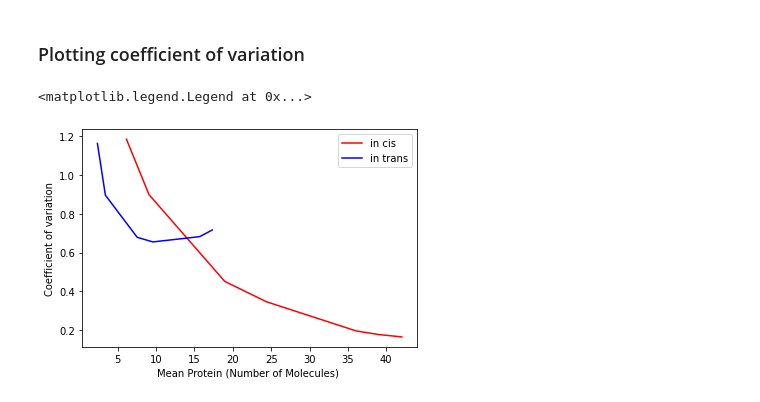
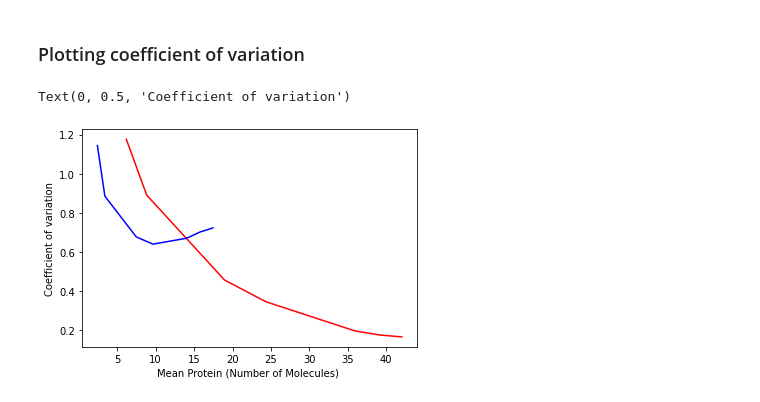
Before and after one commit to aivarsoo/ssa-solvers, a Jupyter notebook: examples/autorepressor.ipynb, the cells around one changed output. Cells and saved outputs as stored; diff of their text form; code cells hidden in the pictures.

```diff
--- a/examples/autorepressor.ipynb
+++ b/examples/autorepressor.ipynb
@@ -19,21 +17,18 @@ The line_profiler extension is already loaded. To reload it, use:
 # %%
-import os, sys
 from ssa_solvers.simulators import StochasticSimulator, DeterministicSimulator
 from ssa_solvers.data_class import SimulationData
 
 end_time = 400
 n_steps = 150 # recommend using 150 - 200 points
-n_traj = 10000
+n_traj = 5000
 time_grid = np.arange(0, end_time, int(end_time / n_steps))
 # %% [markdown]
 ### Simulating in cis TetR autorepressor with sRNA  circuit
 # %%
 from circuits.auto_repressor.tetr_srna_incis import TetRsRNAInCis, cfg
 
-data_set_incis = SimulationData(save_to_file=True, device=device)
-reaction_system_incis = TetRsRNAInCis(device=torch.device("cpu"))
 ode_simulator = DeterministicSimulator(
-    reaction_system=reaction_system_incis,
+    reaction_system=TetRsRNAInCis(device=torch.device("cpu")),
     cfg=cfg
 )
 reaction_system_incis = TetRsRNAInCis(device=device)
@@ -51,10 +46,8 @@ ode_res_incis = ode_simulator.simulate(init_pops=np.zeros((reaction_system_incis
 # %%
 from circuits.auto_repressor.tetr_srna_intrans import TetRsRNAInTrans, cfg
 
-data_set_intrans = SimulationData(save_to_file=True, device=device)
-reaction_system_intrans = TetRsRNAInTrans(device=torch.device("cpu"))
 ode_simulator = DeterministicSimulator(
-    reaction_system=reaction_system_intrans,
+    reaction_system=TetRsRNAInTrans(device=torch.device("cpu")),
     cfg=cfg
 )
 reaction_system_intrans = TetRsRNAInTrans(device=device)
@@ -122,35 +106,36 @@ cov_incis = []
 cov_intrans = []
 mean_incis = []
 mean_intrans = []
-reaction_system_incis.params = {'k_rep': 5}
-reaction_system_intrans.params = {'k_rep': 5}
 
+time_grid = np.array([time_grid[-1]])
 for atc in atc_grid:
-    reaction_system_incis.params = {'aTc': atc}
-    init_pops = torch.zeros((reaction_system_incis.n_species, ), dtype=torch.int64, device=device) #torch.randint(1, (reaction_system.n_species, ))
+    init_pops = torch.zeros((reaction_system_incis.n_species, ), dtype=torch.int64, device=device)
+    ssa_simulator_incis.set_reaction_params({'aTc': atc, 'k_rep': 5})
     ssa_simulator_incis.simulate(init_pops=init_pops, end_time=end_time, n_trajectories=n_traj)
-    mean_incis.append(data_set_incis.mean(time_range=np.array([time_grid_np[-1]])))
-    cov_incis.append(data_set_incis.coefficient_of_variation(time_range=np.array([time_grid_np[-1]])))
+    _mean_incis, _std_incis = ssa_simulator_incis.data_set.mean_and_std(time_grid=time_grid)
+    mean_incis.append(_mean_incis)
+    cov_incis.append(_std_incis / _mean_incis)
 
-    reaction_system_intrans.params = {'aTc': atc}
-    init_pops = torch.zeros((reaction_system_intrans.n_species, ), dtype=torch.int64, device=device) #torch.randint(1, (reaction_system.n_species, ))
+    init_pops = torch.zeros((reaction_system_intrans.n_species, ), dtype=torch.int64, device=device)
+    ssa_simulator_intrans.set_reaction_params({'aTc': atc, 'k_rep': 5})
     ssa_simulator_intrans.simulate(init_pops=init_pops, end_time=end_time, n_trajectories=n_traj)
-    mean_intrans.append(data_set_intrans.mean(time_range=np.array([time_grid_np[-1]])))
-    cov_intrans.append(data_set_intrans.coefficient_of_variation(time_range=np.array([time_grid_np[-1]])))
+    _mean_intrans, _std_intrans = ssa_simulator_intrans.data_set.mean_and_std(time_grid=time_grid)
+    mean_intrans.append(_mean_intrans)
+    cov_intrans.append(_std_intrans /_mean_intrans)
 # %% [markdown]
 ### Plotting coefficient of variation
 # %%
 species_idx_incis = 1
 species_idx_intrans = 2
 
 plt.figure()
 plt.plot(np.stack(mean_incis)[:, species_idx_incis, :],
          np.stack(cov_incis)[:, species_idx_incis, :], 'r', label='in cis' )
 plt.plot(np.stack(mean_intrans)[:, species_idx_intrans, :],
          np.stack(cov_intrans)[:, species_idx_intrans, :], 'b', label='in trans')
 plt.xlabel('Mean Protein (Number of Molecules) ')
 plt.ylabel('Coefficient of variation')
-plt.legend()
+# plt.legend()
 # %% [output]
-<matplotlib.legend.Legend at 0x...>
+Text(0, 0.5, 'Coefficient of variation')
-[figure, old version]
+[figure, new version]
```
Also changed, not shown: parts of 3 cells of this notebook, 7 other files.
